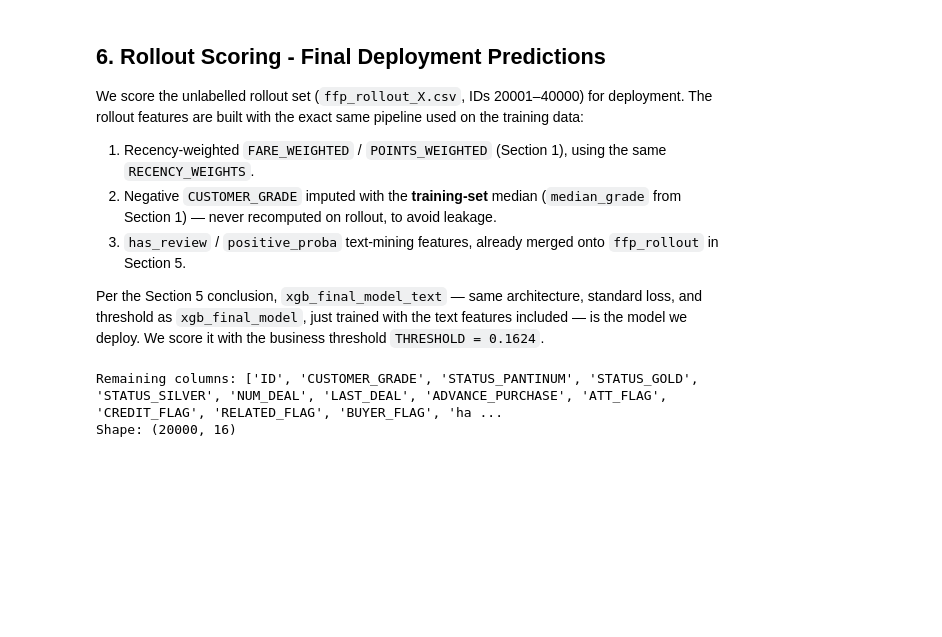
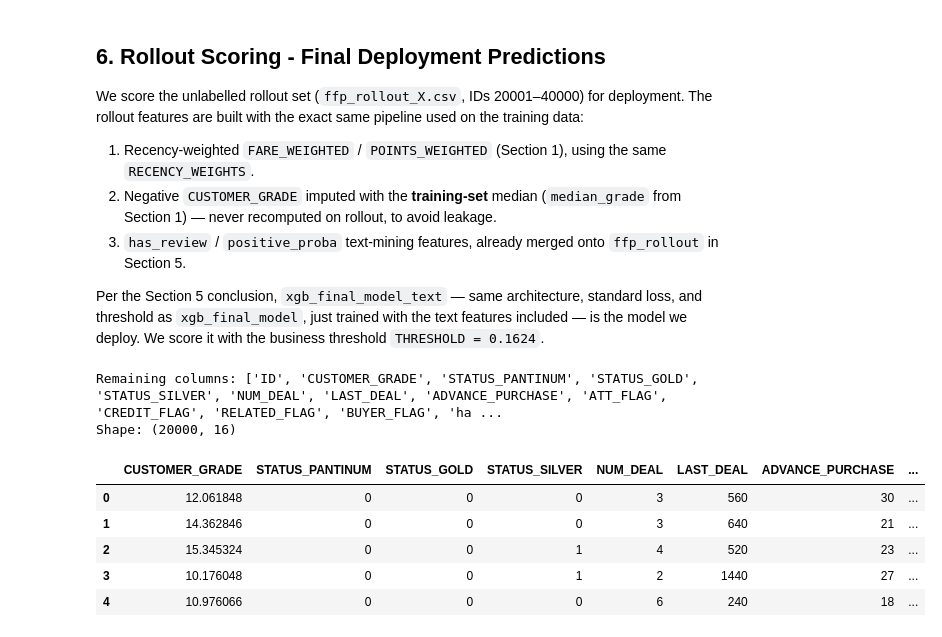
Before and after one commit to TalCordova/RMBA_SemB26_TC_SC, a Jupyter notebook: Final_Project_SC_TC_fit_notebook.ipynb, the cells around one changed output. Cells and saved outputs as stored; diff of their text form; code cells hidden in the pictures; blank space fills up the shorter version.

```diff
--- a/Final_Project_SC_TC_fit_notebook.ipynb
+++ b/Final_Project_SC_TC_fit_notebook.ipynb
@@ -800,4 +817,17 @@ print('Shape:', ffp_rollout.shape)
 # %% [output]
 Remaining columns: ['ID', 'CUSTOMER_GRADE', 'STATUS_PANTINUM', 'STATUS_GOLD', 'STATUS_SILVER', 'NUM_DEAL', 'LAST_DEAL', 'ADVANCE_PURCHASE', 'ATT_FLAG', 'CREDIT_FLAG', 'RELATED_FLAG', 'BUYER_FLAG', 'ha ...
 Shape: (20000, 16)
+# %%
+# --- Score with the frozen deployment model ---
+rollout_ids = ffp_rollout['ID']
+
+X_rollout = ffp_rollout[feature_cols_text]  # same columns, in the exact order the model was trained on
+X_rollout.head()
+# %% [output]
+|  | CUSTOMER_GRADE | STATUS_PANTINUM | STATUS_GOLD | STATUS_SILVER | NUM_DEAL | LAST_DEAL | ADVANCE_PURCHASE | ... |
+| 0 | 12.061848 | 0 | 0 | 0 | 3 | 560 | 30 | ... |
+| 1 | 14.362846 | 0 | 0 | 0 | 3 | 640 | 21 | ... |
+| 2 | 15.345324 | 0 | 0 | 1 | 4 | 520 | 23 | ... |
+| 3 | 10.176048 | 0 | 0 | 1 | 2 | 1440 | 27 | ... |
+| 4 | 10.976066 | 0 | 0 | 0 | 6 | 240 | 18 | ... |
 # %%
```
Also changed, not shown: parts of 3 cells of this notebook, 1 other file.
